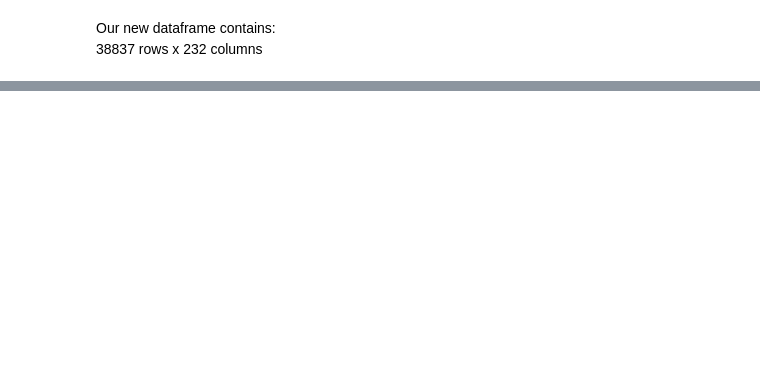
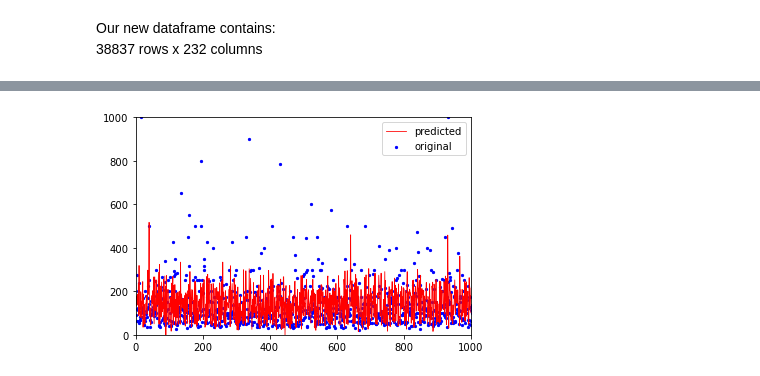
Before and after one commit to Sgipn/Airbnb_PricePred, a Jupyter notebook: notebooks/OLS.ipynb, the cells around one changed output, grey strips where cells are left out. Saved outputs shown, nothing was run; the diff lists cells and outputs as text; code cells hidden in the pictures; blank space fills up the shorter version.

Commit message:
Added plot

```diff
--- a/notebooks/OLS.ipynb
+++ b/notebooks/OLS.ipynb
@@ -276,3 +260,14 @@ The mean absolute error is 58.87117332011369
 The mean squared error is 23257.405127029026
 The root mean squared error is 152.5037872547073
 [interactive output not drawn]
+# %%
+# Plot the first 1000 values to check model accuracy
+x_ax = range(len(x_test))
+plt.scatter(x_ax, y_test, s=5, color="blue", label="original")
+plt.plot(x_ax, y_prediction, lw=0.8, color="red", label="predicted")
+plt.xlim([0, 1000])
+plt.ylim([0, 1000])
+plt.legend()
+plt.show()
+# %% [output]
+[figure, added]
```
Also changed, not shown: parts of 9 cells of this notebook.
